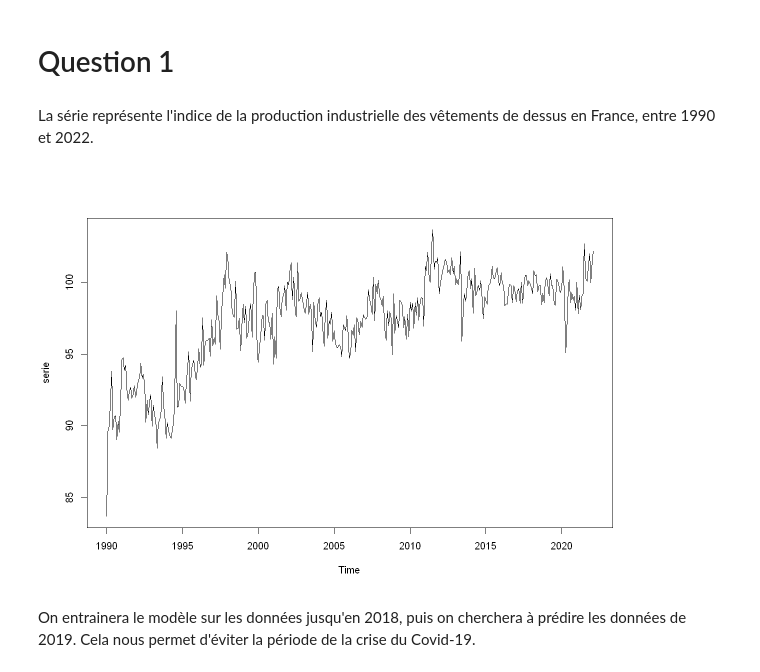
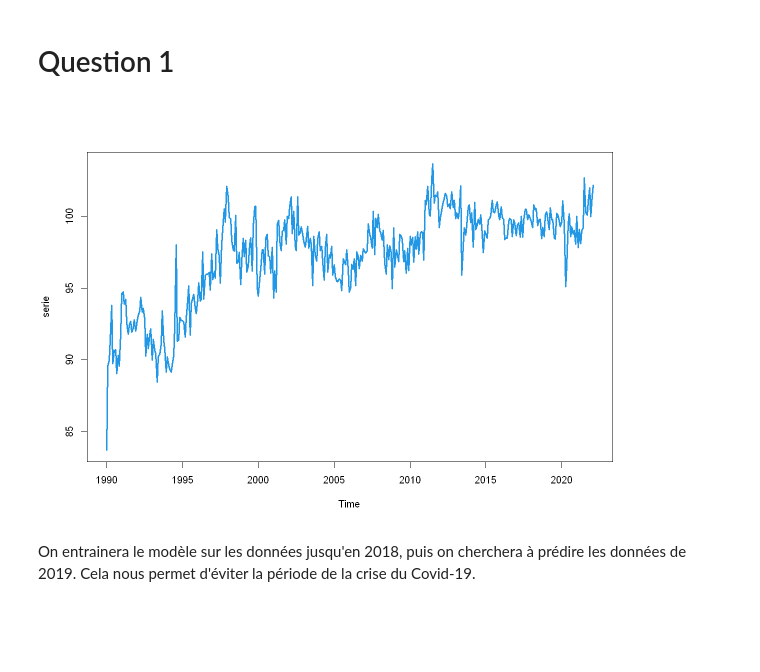
Before and after one commit to kouame1999/Projet_serie-temporelle, a Jupyter notebook: code.ipynb, the cells around one changed output. Drawn from its saved outputs; the diff is of its cells as text; code cells hidden in the pictures; blank space fills up the shorter version.

```diff
--- a/code.ipynb
+++ b/code.ipynb
@@ -34,12 +44,11 @@ A Time Series: 33 × 12
 # %% [markdown]
 # Question 1
-# %% [markdown]
-La série représente l'indice de la production industrielle des vêtements de dessus en France, entre 1990 et 2022.
-# %%
-figsize(10, 7)
-plot(serie)
-# %% [output]
-[figure, removed]
+# %%
+# Représentation de graphique de la serie: Evolution de l'indice de production alimentaire
+figsize(10, 7)
+plot(serie, col = 4, lwd = 3)
+# %% [output]
+[figure, added]
 # %% [markdown]
 On entrainera le modèle sur les données jusqu'en 2018, puis on cherchera à prédire les données de 2019. Cela nous permet d'éviter la période de la crise du Covid-19.
 # %%
```
Also changed, not shown: parts of 38 cells of this notebook, 3 other files.
